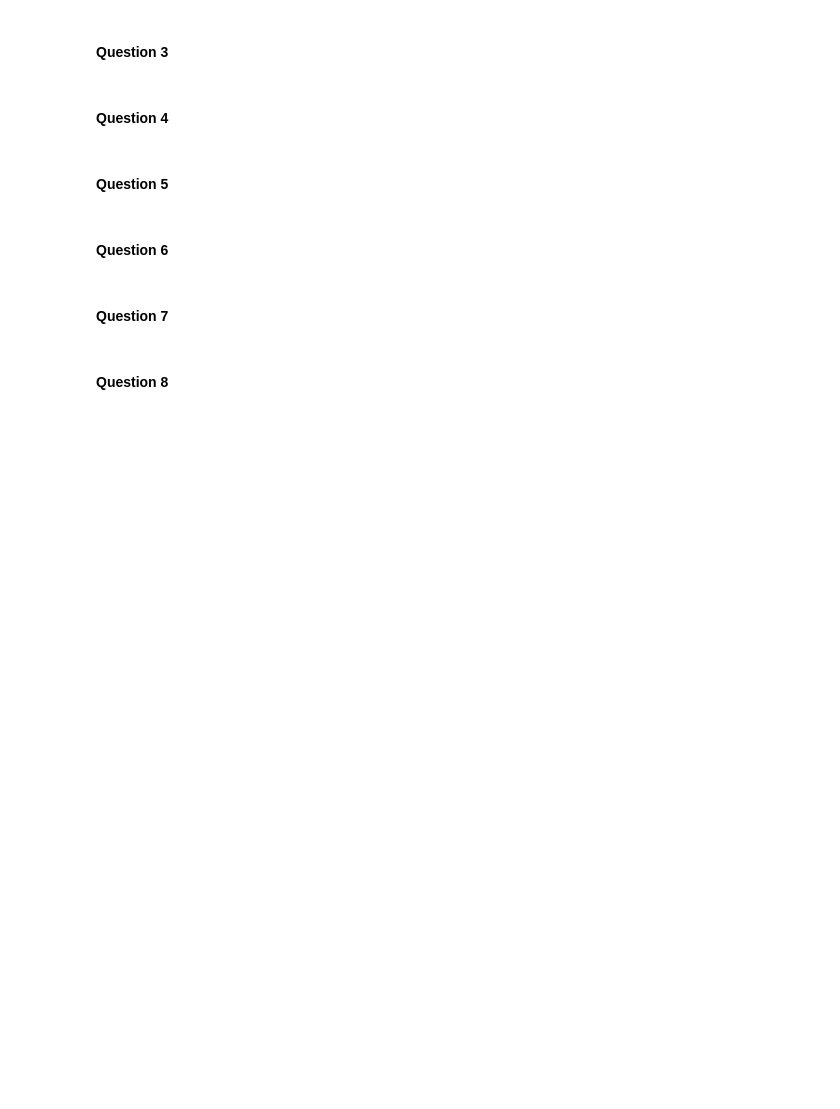
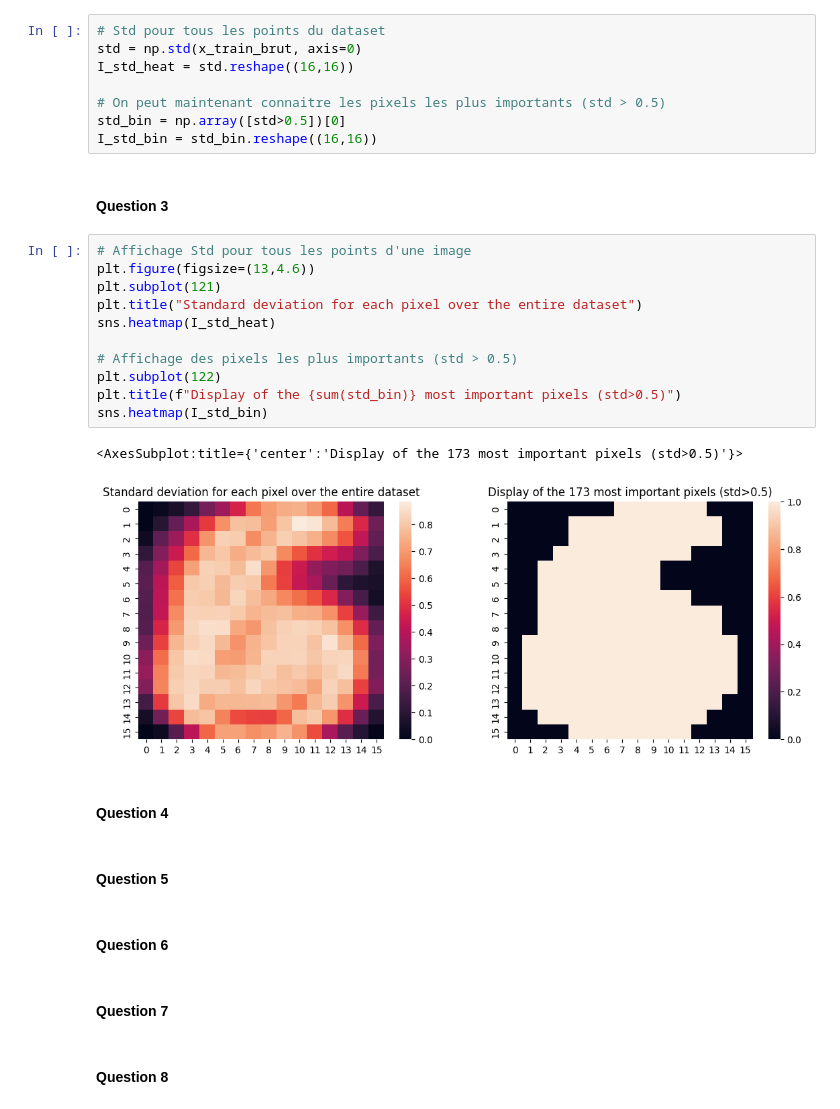
Before and after one commit to mcaron01/decsion-et-apprentissage-sdi, a Jupyter notebook: TP3/TP3_archive/TP3_archive/TP3_BACQUET_CARON.ipynb, the cells around one changed output. Saved outputs shown, nothing was run; the diff lists cells and outputs as text; blank space fills up the shorter version.

```diff
--- a/TP3/TP3_archive/TP3_archive/TP3_BACQUET_CARON.ipynb
+++ b/TP3/TP3_archive/TP3_archive/TP3_BACQUET_CARON.ipynb
@@ -603,8 +603,30 @@ The maximum pixel values is 1.0.
 On observe bien que nos valeurs de pixel sont comprises entre -1 et 1
 # %% [markdown]
 #### Question 2
+# %%
+# Std pour tous les points du dataset
+std = np.std(x_train_brut, axis=0)
+I_std_heat = std.reshape((16,16))
+
+# On peut maintenant connaitre les pixels les plus importants (std > 0.5)
+std_bin = np.array([std>0.5])[0]
+I_std_bin = std_bin.reshape((16,16))
 # %% [markdown]
 #### Question 3
+# %%
+# Affichage Std pour tous les points d'une image
+plt.figure(figsize=(13,4.6))
+plt.subplot(121)
+plt.title("Standard deviation for each pixel over the entire dataset")
+sns.heatmap(I_std_heat)
+
+# Affichage des pixels les plus importants (std > 0.5)
+plt.subplot(122)
+plt.title(f"Display of the {sum(std_bin)} most important pixels (std>0.5)")
+sns.heatmap(I_std_bin)
+# %% [output]
+<AxesSubplot:title={'center':'Display of the 173 most important pixels (std>0.5)'}>
+[figure, added]
 # %% [markdown]
 #### Question 4
 # %% [markdown]
```
Also changed, not shown: 1 other file.
